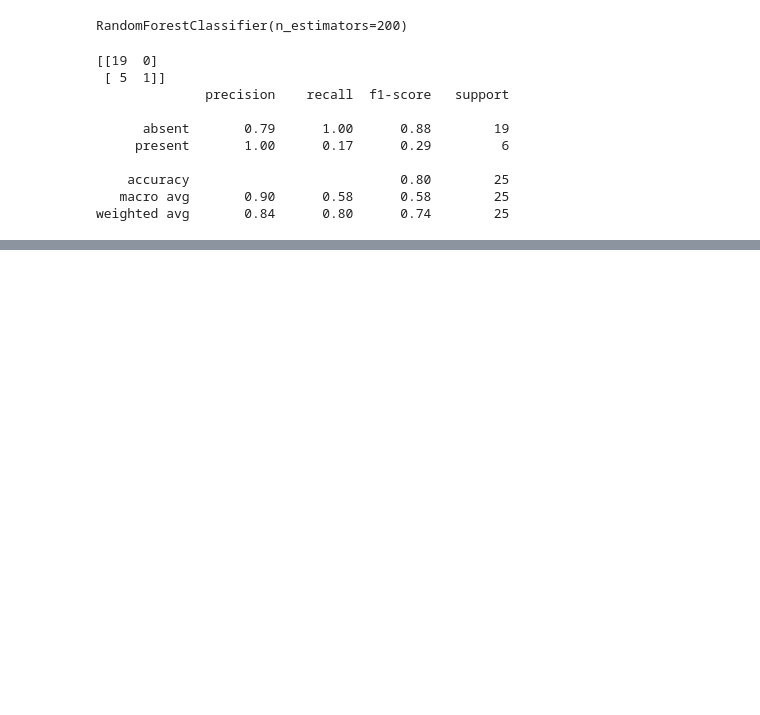
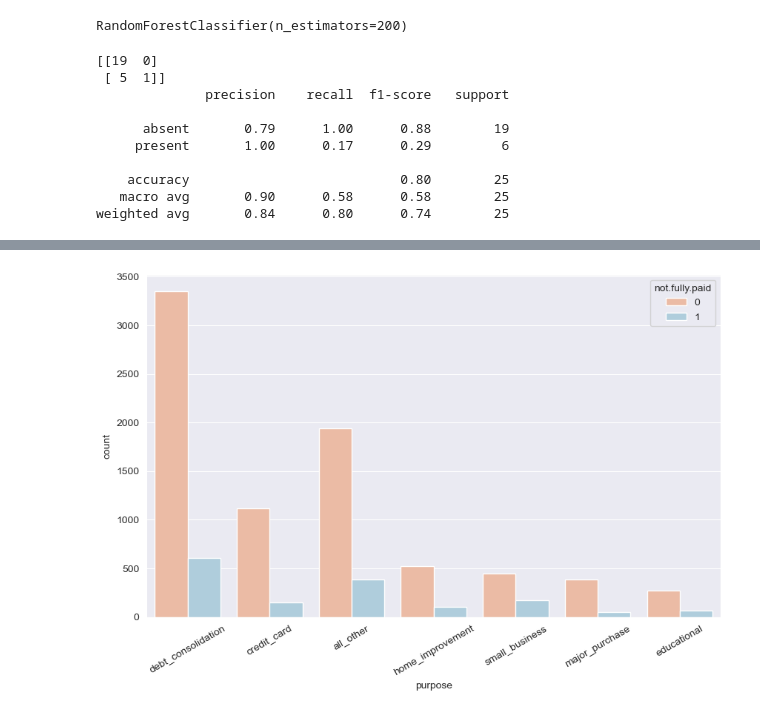
Before and after one commit to Malinda1/machine-learning_course_01, a Jupyter notebook: Decision_tree_and_Random_forest/Decision_tree_and Random_Forest_classifier.ipynb, the cells around one changed output, grey strips where cells are left out. Cells and saved outputs as stored; diff of their text form; code cells hidden in the pictures; blank space fills up the shorter version.

```diff
--- a/Decision_tree_and_Random_forest/Decision_tree_and Random_Forest_classifier.ipynb
+++ b/Decision_tree_and_Random_forest/Decision_tree_and Random_Forest_classifier.ipynb
@@ -107,0 +211,15 @@ weighted avg       0.84      0.80      0.74        25
+# %%
+# Set Seaborn style
+sns.set_style("darkgrid")
+
+# Create the count plot
+plt.figure(figsize=(10,6))
+sns.countplot(data=data_v2, x='purpose', hue='not.fully.paid', palette="RdBu")
+
+# Rotate x-axis labels for better visibility
+plt.xticks(rotation=30)
+
+# Show the plot
+plt.show()
+# %% [output]
+[figure, added]
```
Also changed, not shown: parts of 17 cells of this notebook.
